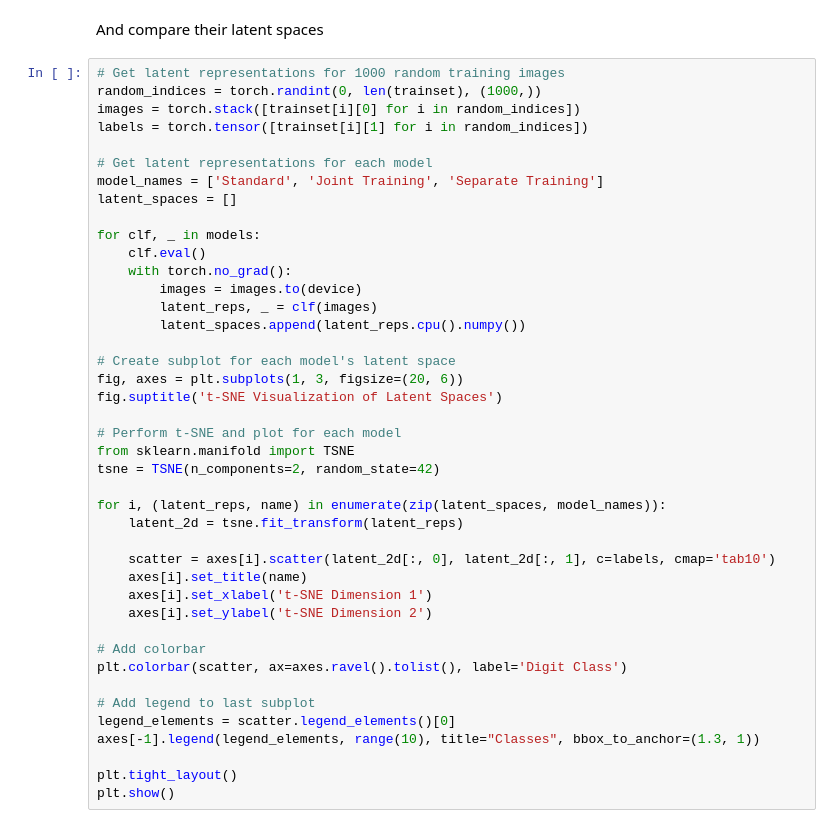
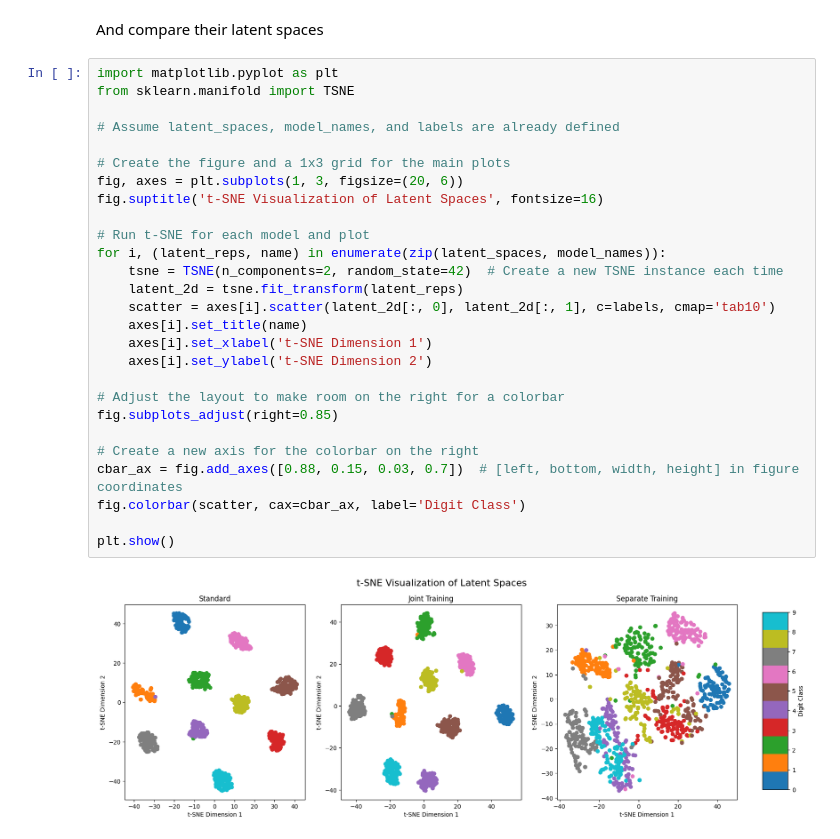
Before and after one commit to confinlay/Bayesian-CE, a Jupyter notebook: ReGene/test_regene.ipynb, the cells around one changed output. Cells and saved outputs as stored; diff of their text form.

```diff
--- a/ReGene/test_regene.ipynb
+++ b/ReGene/test_regene.ipynb
@@ -301,44 +381,31 @@ display(df)
 # %% [markdown]
 And compare their latent spaces
-# %%
-# Get latent representations for 1000 random training images
-random_indices = torch.randint(0, len(trainset), (1000,))
-images = torch.stack([trainset[i][0] for i in random_indices])
-labels = torch.tensor([trainset[i][1] for i in random_indices])
-
-# Get latent representations for each model
-model_names = ['Standard', 'Joint Training', 'Separate Training']
-latent_spaces = []
-
-for clf, _ in models:
-    clf.eval()
-    with torch.no_grad():
-        images = images.to(device)
-        latent_reps, _ = clf(images)
-        latent_spaces.append(latent_reps.cpu().numpy())
-
-# Create subplot for each model's latent space
-fig, axes = plt.subplots(1, 3, figsize=(20, 6))
-fig.suptitle('t-SNE Visualization of Latent Spaces')
-
-# Perform t-SNE and plot for each model
-from sklearn.manifold import TSNE
-tsne = TSNE(n_components=2, random_state=42)
-
-for i, (latent_reps, name) in enumerate(zip(latent_spaces, model_names)):
-    latent_2d = tsne.fit_transform(latent_reps)
-
-    scatter = axes[i].scatter(latent_2d[:, 0], latent_2d[:, 1], c=labels, cmap='tab10')
-    axes[i].set_title(name)
-    axes[i].set_xlabel('t-SNE Dimension 1')
-    axes[i].set_ylabel('t-SNE Dimension 2')
-
-# Add colorbar
-plt.colorbar(scatter, ax=axes.ravel().tolist(), label='Digit Class')
-
-# Add legend to last subplot
-legend_elements = scatter.legend_elements()[0]
-axes[-1].legend(legend_elements, range(10), title="Classes", bbox_to_anchor=(1.3, 1))
-
-plt.tight_layout()
-plt.show()
+# %%
+import matplotlib.pyplot as plt
+from sklearn.manifold import TSNE
+
+# Assume latent_spaces, model_names, and labels are already defined
+
+# Create the figure and a 1x3 grid for the main plots
+fig, axes = plt.subplots(1, 3, figsize=(20, 6))
+fig.suptitle('t-SNE Visualization of Latent Spaces', fontsize=16)
+
+# Run t-SNE for each model and plot
+for i, (latent_reps, name) in enumerate(zip(latent_spaces, model_names)):
+    tsne = TSNE(n_components=2, random_state=42)  # Create a new TSNE instance each time
+    latent_2d = tsne.fit_transform(latent_reps)
+    scatter = axes[i].scatter(latent_2d[:, 0], latent_2d[:, 1], c=labels, cmap='tab10')
+    axes[i].set_title(name)
+    axes[i].set_xlabel('t-SNE Dimension 1')
+    axes[i].set_ylabel('t-SNE Dimension 2')
+
+# Adjust the layout to make room on the right for a colorbar
+fig.subplots_adjust(right=0.85)
+
+# Create a new axis for the colorbar on the right
+cbar_ax = fig.add_axes([0.88, 0.15, 0.03, 0.7])  # [left, bottom, width, height] in figure coordinates
+fig.colorbar(scatter, cax=cbar_ax, label='Digit Class')
+
+plt.show()
+# %% [output]
+[figure, added]
```
Also changed, not shown: parts of 16 cells of this notebook, 7 other files.
